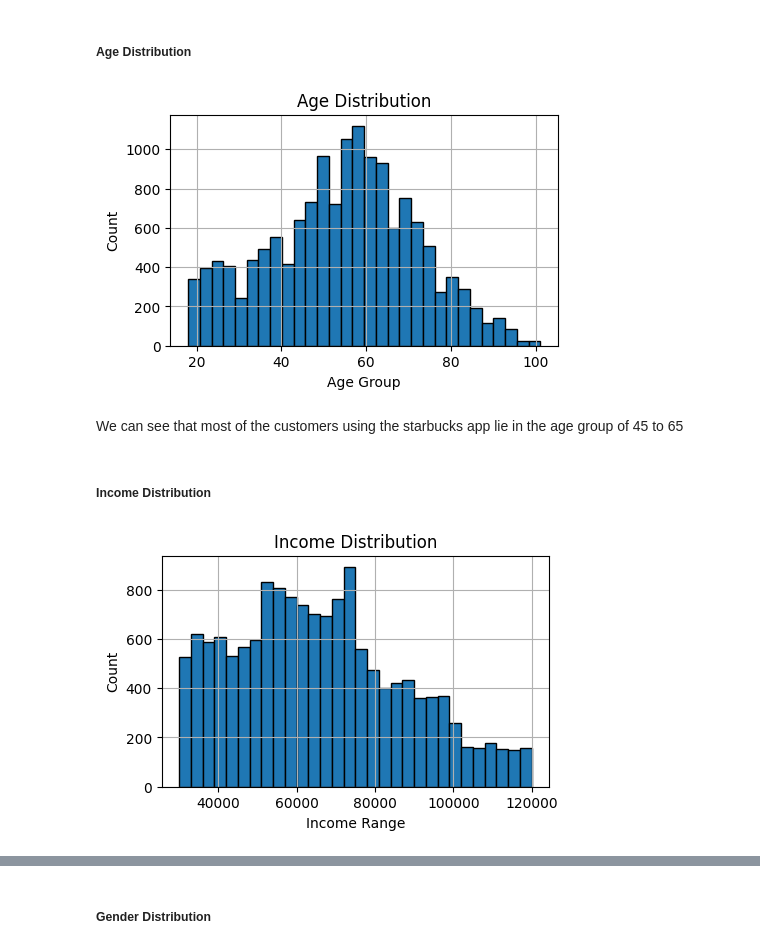
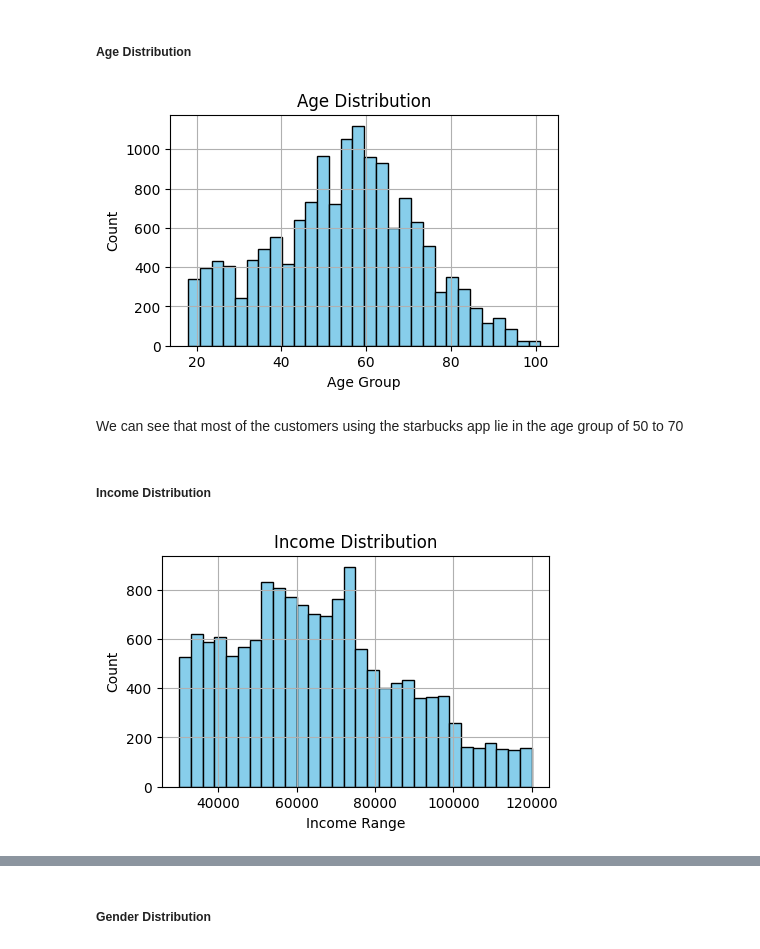
Before and after one commit to bangamaitri/datascience_starbucks_project, a Jupyter notebook: Starbucks_Capstone_notebook.ipynb, the cells around one changed output, grey strips where cells are left out. Saved outputs shown, nothing was run; the diff lists cells and outputs as text; code cells hidden in the pictures.

```diff
--- a/Starbucks_Capstone_notebook.ipynb
+++ b/Starbucks_Capstone_notebook.ipynb
@@ -391,20 +312,20 @@ Columns in the final dataframe are Index(['customer_id', 'event', 'value', 'time
 # %% [markdown]
 ##### Age Distribution
 # %%
-profile.age.hist(bins = 30,edgecolor="black",figsize=(5,3))
+profile.age.hist(bins = 30,edgecolor="black",color='skyblue',figsize=(5,3))
 plt.xlabel('Age Group')
 plt.ylabel('Count')
 plt.title('Age Distribution');
 # %% [output]
-[figure, old version]
+[figure, new version]
 # %% [markdown]
-We can see that most of the customers using the starbucks app lie in the age group of 45 to 65
+We can see that most of the customers using the starbucks app lie in the age group of 50 to 70
 # %% [markdown]
 ##### Income Distribution
 # %%
-profile.income.hist(bins = 30,edgecolor="black",figsize=(5,3));
+profile.income.hist(bins = 30,edgecolor="black",color='skyblue',figsize=(5,3));
 plt.xlabel('Income Range')
 plt.ylabel('Count')
 plt.title('Income Distribution');
 # %% [output]
-[figure, old version]
+[figure, new version]
```
Also changed, not shown: parts of 60 cells of this notebook.
